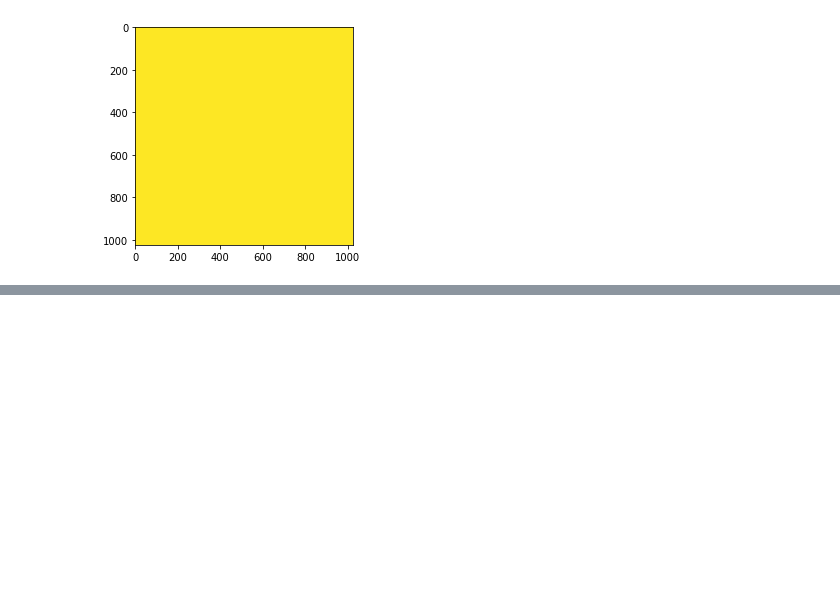
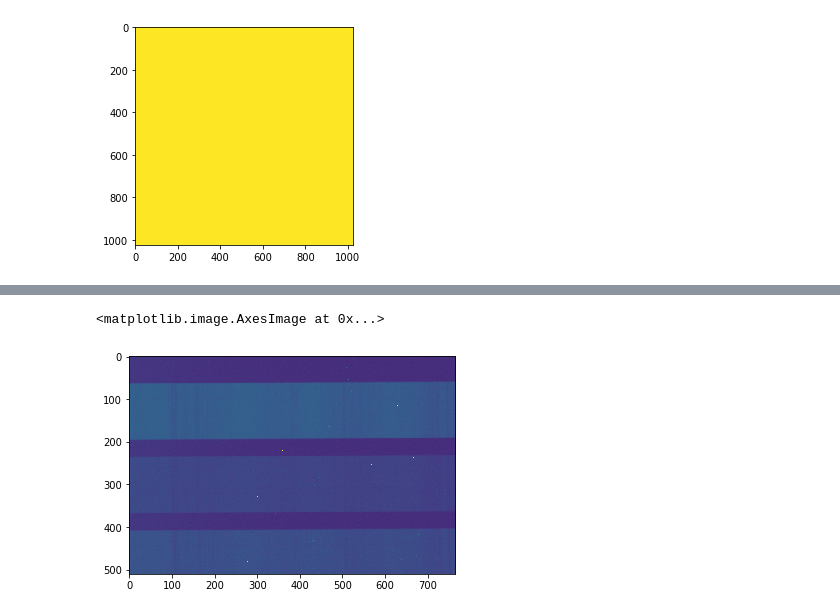
Before and after one commit to astro-kjc/AST443, a Jupyter notebook: Lab0/Lab0.ipynb, the cells around one changed output, grey strips where cells are left out. Cells and saved outputs as stored; diff of their text form; code cells hidden in the pictures; blank space fills up the shorter version.

```diff
--- a/Lab0/Lab0.ipynb
+++ b/Lab0/Lab0.ipynb
@@ -312,0 +311,4 @@ OSError: File '../../../new1.fits' already exists.
+# %%
+flatspecs = sorted(glob.glob("data/flat/flatspec.00000001.FIT"))
+flatspecs = list(map(fits.open, flatspecs[:]))
+master_flatspec = flatspecs[0][0].data
@@ -312,0 +325,7 @@ OSError: File '../../../new1.fits' already exists.
+# %%
+from matplotlib.colors import LogNorm
+
+plt.imshow(master_flatspec, norm=LogNorm(vmin=8e3, vmax=1e4))
+# %% [output]
+<matplotlib.image.AxesImage at 0x...>
+[figure, added]
```
Also changed, not shown: parts of 21 cells of this notebook.
